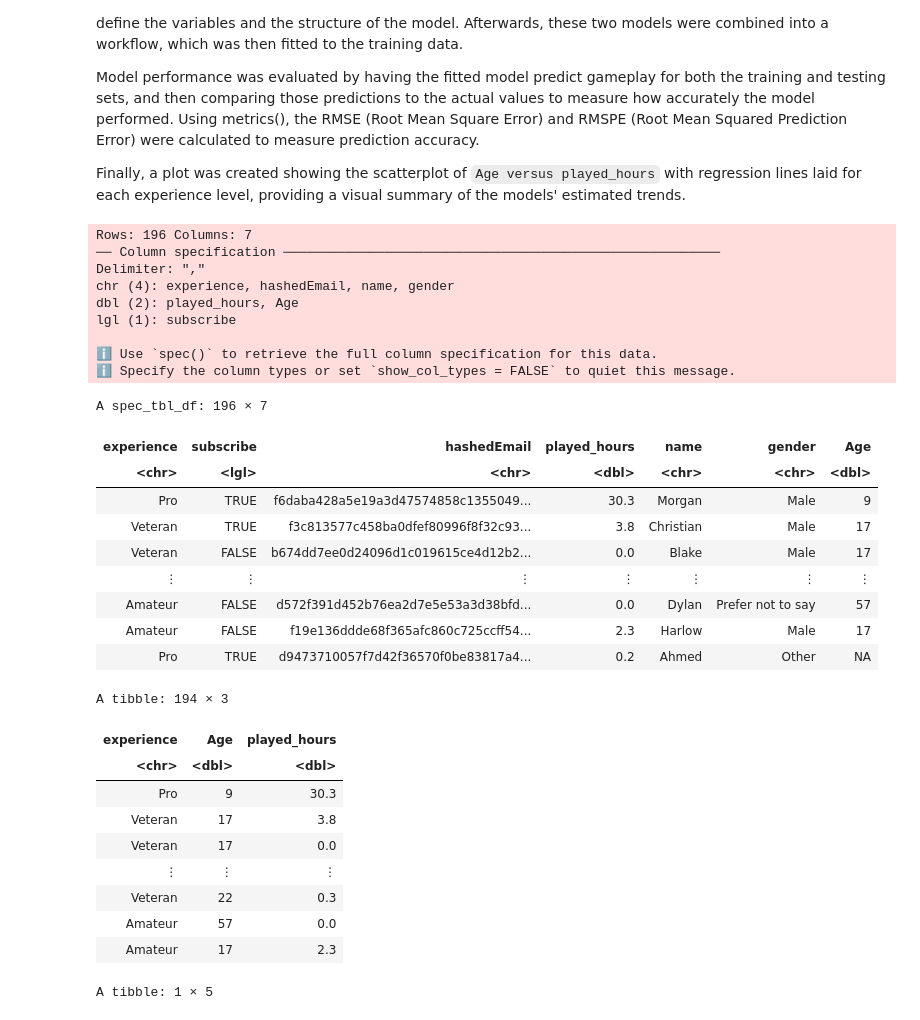
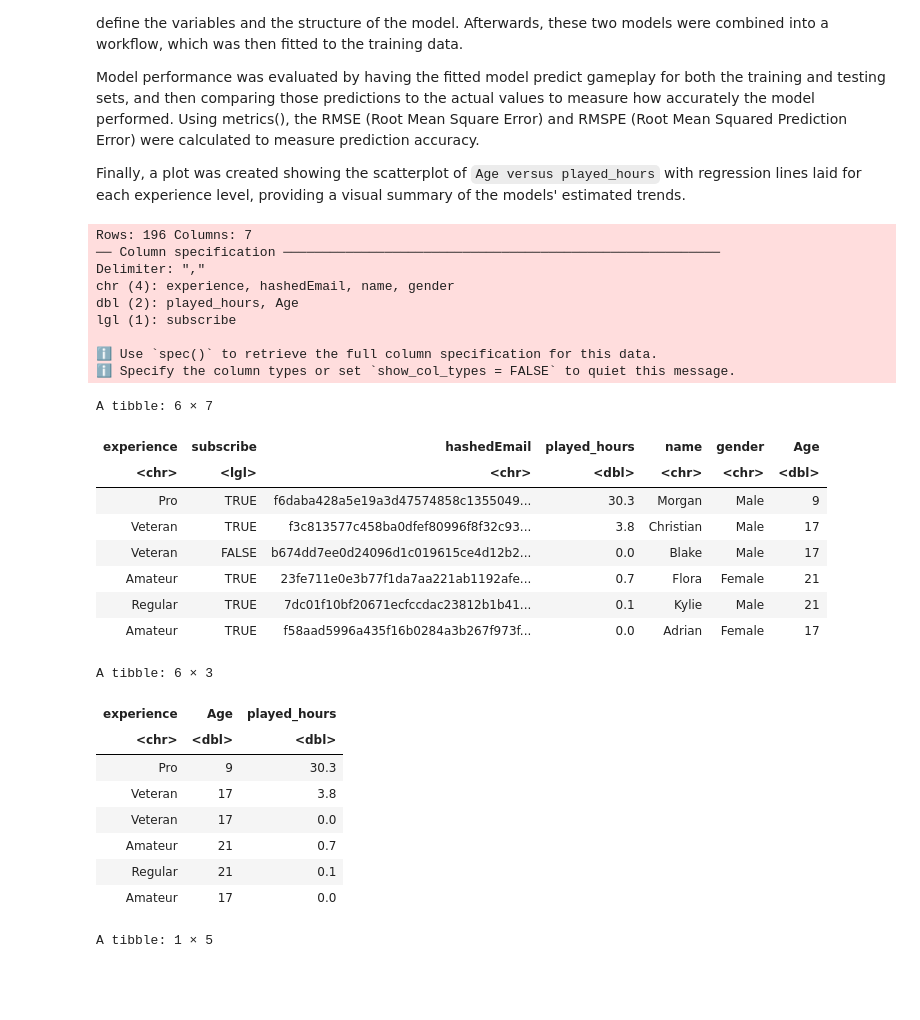
Before and after one commit to gnouvles/dsci100-004_group38, a Jupyter notebook: project_final_report.ipynb, the cells around one changed output. Drawn from its saved outputs; the diff is of its cells as text; code cells hidden in the pictures; blank space fills up the shorter version.

```diff
--- a/project_final_report.ipynb
+++ b/project_final_report.ipynb
@@ -55,46 +48,44 @@ Finally, a plot was created showing the scatterplot of <code>Age versus played_h
 # %%
 # Loading data set & seed
 set.seed(38)
 url <- "https://docs.google.com/spreadsheets/d/e/2PACX-1vSSCemak0WawdLW14cASkemh8MmSgoFKf2FOZy-ypDcxcbvtyqG8vZih_rWViQnfkGN8Fuh4iqj4ag8/pub?gid=988986282&single=true&output=csv"
 players <- read_csv(url)
-players
+head(players, n = 6)
 # %% [output]
 Rows: 196 Columns: 7
 ── Column specification ────────────────────────────────────────────────────────
 Delimiter: ","
 chr (4): experience, hashedEmail, name, gender
 dbl (2): played_hours, Age
 lgl (1): subscribe
 
 ℹ Use `spec()` to retrieve the full column specification for this data.
 ℹ Specify the column types or set `show_col_types = FALSE` to quiet this message.
-A spec_tbl_df: 196 × 7
+A tibble: 6 × 7
 | experience | subscribe | hashedEmail | played_hours | name | gender | Age |
 | <chr> | <lgl> | <chr> | <dbl> | <chr> | <chr> | <dbl> |
 | Pro | TRUE | f6daba428a5e19a3d47574858c1355049... | 30.3 | Morgan | Male | 9 |
 | Veteran | TRUE | f3c813577c458ba0dfef80996f8f32c93... | 3.8 | Christian | Male | 17 |
 | Veteran | FALSE | b674dd7ee0d24096d1c019615ce4d12b2... | 0.0 | Blake | Male | 17 |
-| ⋮ | ⋮ | ⋮ | ⋮ | ⋮ | ⋮ | ⋮ |
-| Amateur | FALSE | d572f391d452b76ea2d7e5e53a3d38bfd... | 0.0 | Dylan | Prefer not to say | 57 |
-| Amateur | FALSE | f19e136ddde68f365afc860c725ccff54... | 2.3 | Harlow | Male | 17 |
-| Pro | TRUE | d9473710057f7d42f36570f0be83817a4... | 0.2 | Ahmed | Other | NA |
+| Amateur | TRUE | 23fe711e0e3b77f1da7aa221ab1192afe... | 0.7 | Flora | Female | 21 |
+| Regular | TRUE | 7dc01f10bf20671ecfccdac23812b1b41... | 0.1 | Kylie | Male | 21 |
+| Amateur | TRUE | f58aad5996a435f16b0284a3b267f973f... | 0.0 | Adrian | Female | 17 |
 # %%
 # Wrangling and cleaning of data
 players_clean <- players |>
     select(experience, Age, played_hours) |>
     drop_na()
-players_clean
+head(players_clean, n = 6)
 # %% [output]
-A tibble: 194 × 3
+A tibble: 6 × 3
 | experience | Age | played_hours |
 | <chr> | <dbl> | <dbl> |
 | Pro | 9 | 30.3 |
 | Veteran | 17 | 3.8 |
 | Veteran | 17 | 0.0 |
-| ⋮ | ⋮ | ⋮ |
-| Veteran | 22 | 0.3 |
-| Amateur | 57 | 0.0 |
-| Amateur | 17 | 2.3 |
+| Amateur | 21 | 0.7 |
+| Regular | 21 | 0.1 |
+| Amateur | 17 | 0.0 |
 # %%
 # Summary of data set
 
```
Also changed, not shown: parts of 1 cell of this notebook.
